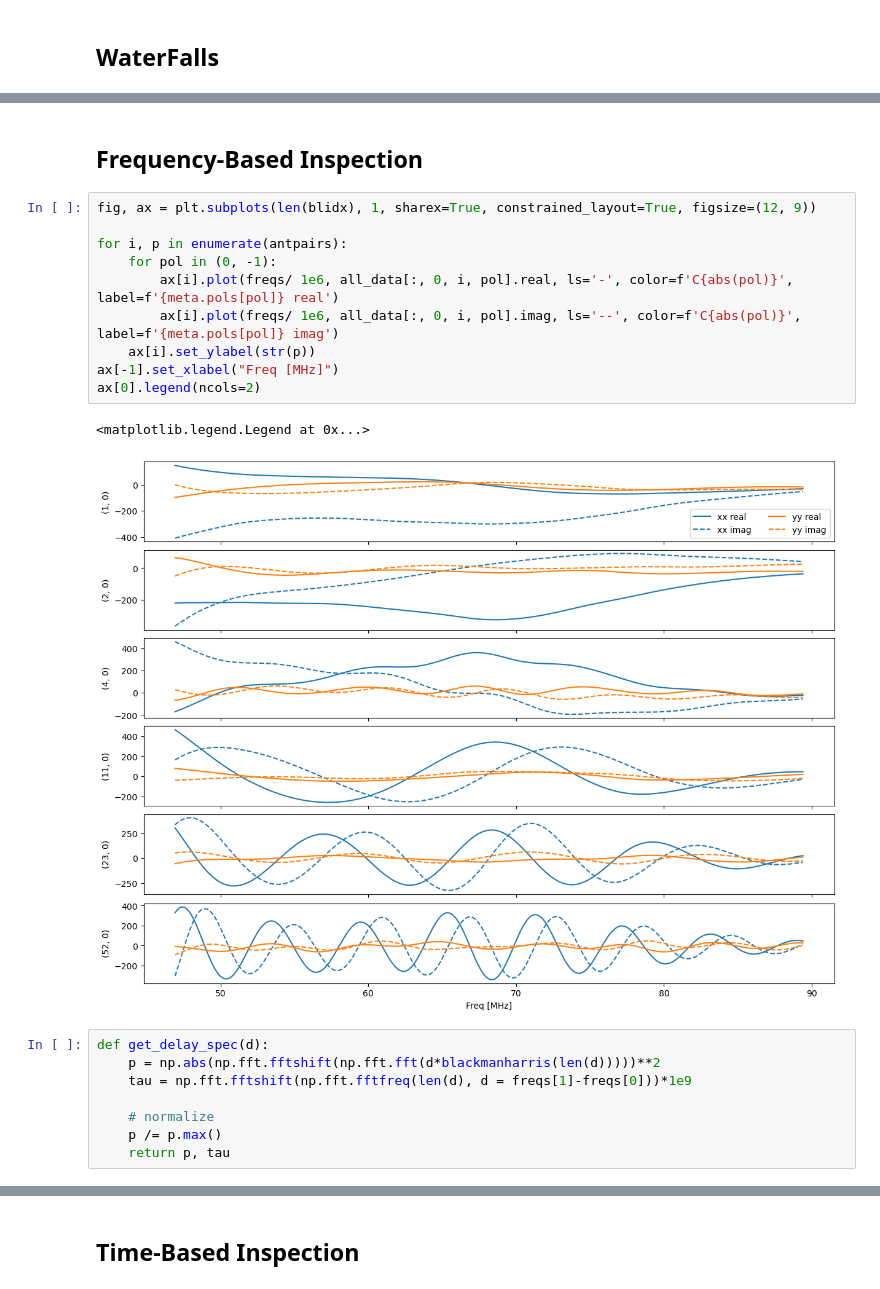
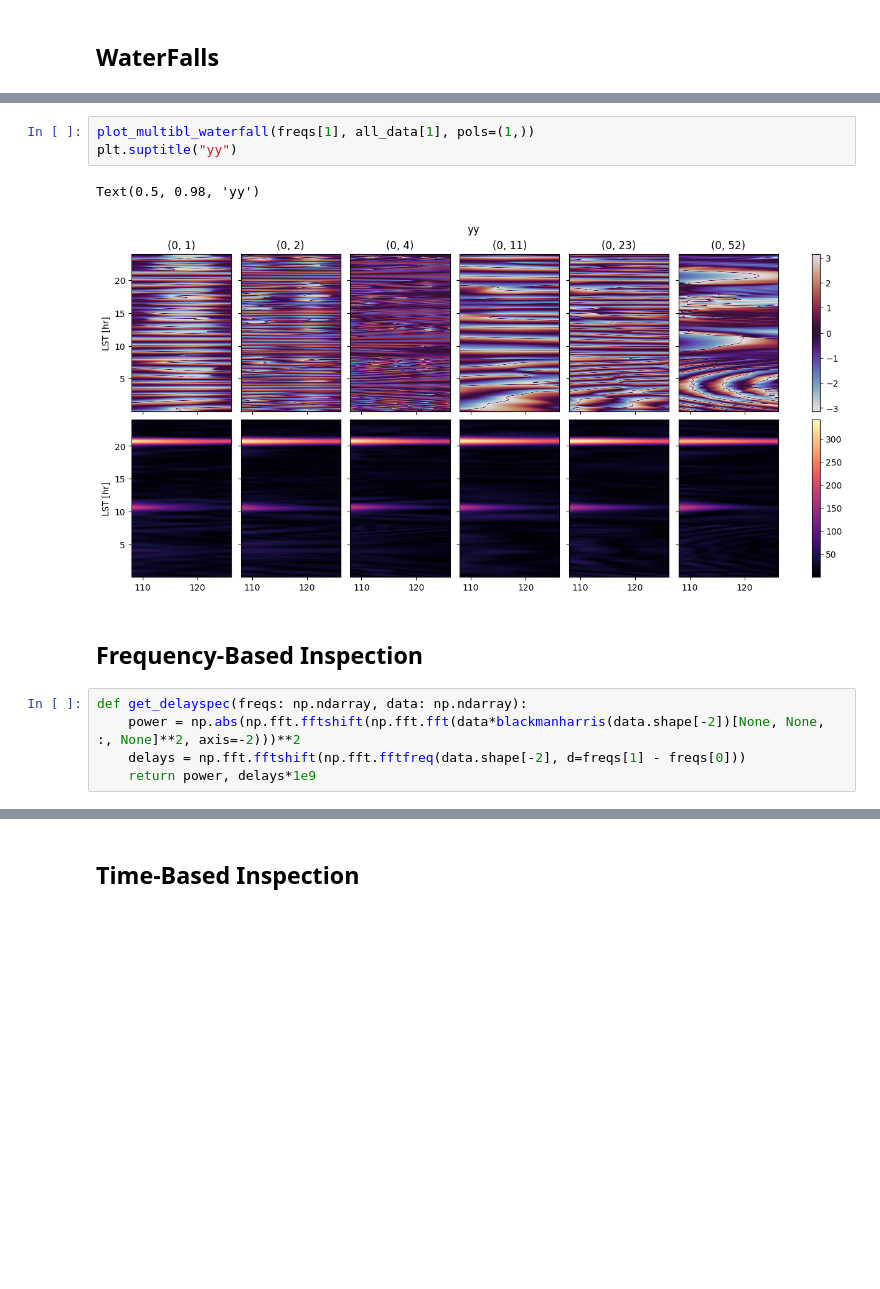
Before and after one commit to RajorshiSChandra/validation-sim, a Jupyter notebook: notebooks/inspect-ptsrc.ipynb, the cells around one changed output, grey strips where cells are left out. Cells and saved outputs as stored; diff of their text form; blank space fills up the shorter version.

```diff
--- a/notebooks/inspect-ptsrc.ipynb
+++ b/notebooks/inspect-ptsrc.ipynb
@@ -85,23 +131,13 @@ Text(1, 0.9, 'yy amp')
+# %%
+plot_multibl_waterfall(freqs[1], all_data[1], pols=(1,))
+plt.suptitle("yy")
+# %% [output]
+Text(0.5, 0.98, 'yy')
+[figure, added]
 # %% [markdown]
 ## Frequency-Based Inspection
-# %%
-fig, ax = plt.subplots(len(blidx), 1, sharex=True, constrained_layout=True, figsize=(12, 9))
-
-for i, p in enumerate(antpairs):
-    for pol in (0, -1):
-        ax[i].plot(freqs/ 1e6, all_data[:, 0, i, pol].real, ls='-', color=f'C{abs(pol)}', label=f'{meta.pols[pol]} real')
-        ax[i].plot(freqs/ 1e6, all_data[:, 0, i, pol].imag, ls='--', color=f'C{abs(pol)}', label=f'{meta.pols[pol]} imag')
-    ax[i].set_ylabel(str(p))
-ax[-1].set_xlabel("Freq [MHz]")
-ax[0].legend(ncols=2)
-# %% [output]
-<matplotlib.legend.Legend at 0x...>
-[figure, removed]
 # %%
-def get_delay_spec(d):
-    p = np.abs(np.fft.fftshift(np.fft.fft(d*blackmanharris(len(d)))))**2
-    tau = np.fft.fftshift(np.fft.fftfreq(len(d), d = freqs[1]-freqs[0]))*1e9
-
-    # normalize
-    p /= p.max()
-    return p, tau
+def get_delayspec(freqs: np.ndarray, data: np.ndarray):
+    power = np.abs(np.fft.fftshift(np.fft.fft(data*blackmanharris(data.shape[-2])[None, None, :, None]**2, axis=-2)))**2
+    delays = np.fft.fftshift(np.fft.fftfreq(data.shape[-2], d=freqs[1] - freqs[0]))
+    return power, delays*1e9
```
Also changed, not shown: parts of 56 cells of this notebook, 33 other files.
